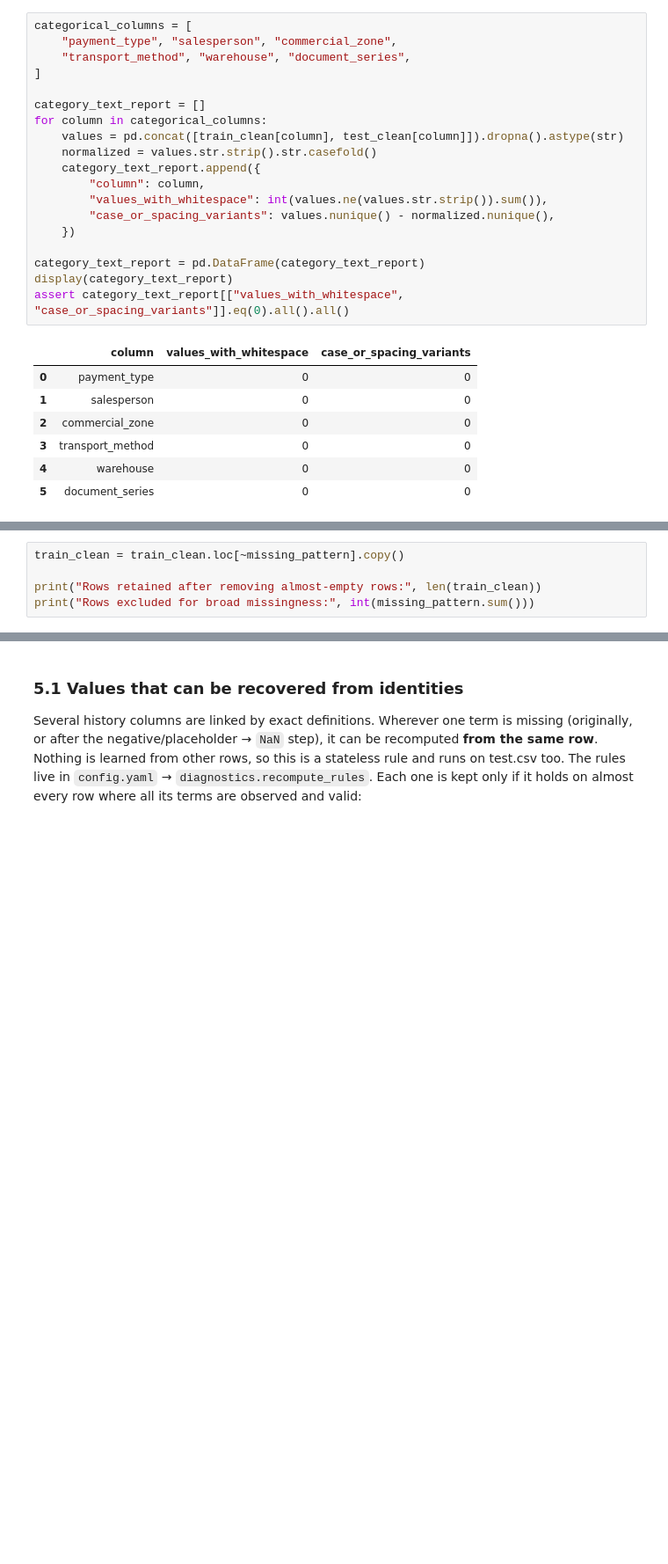
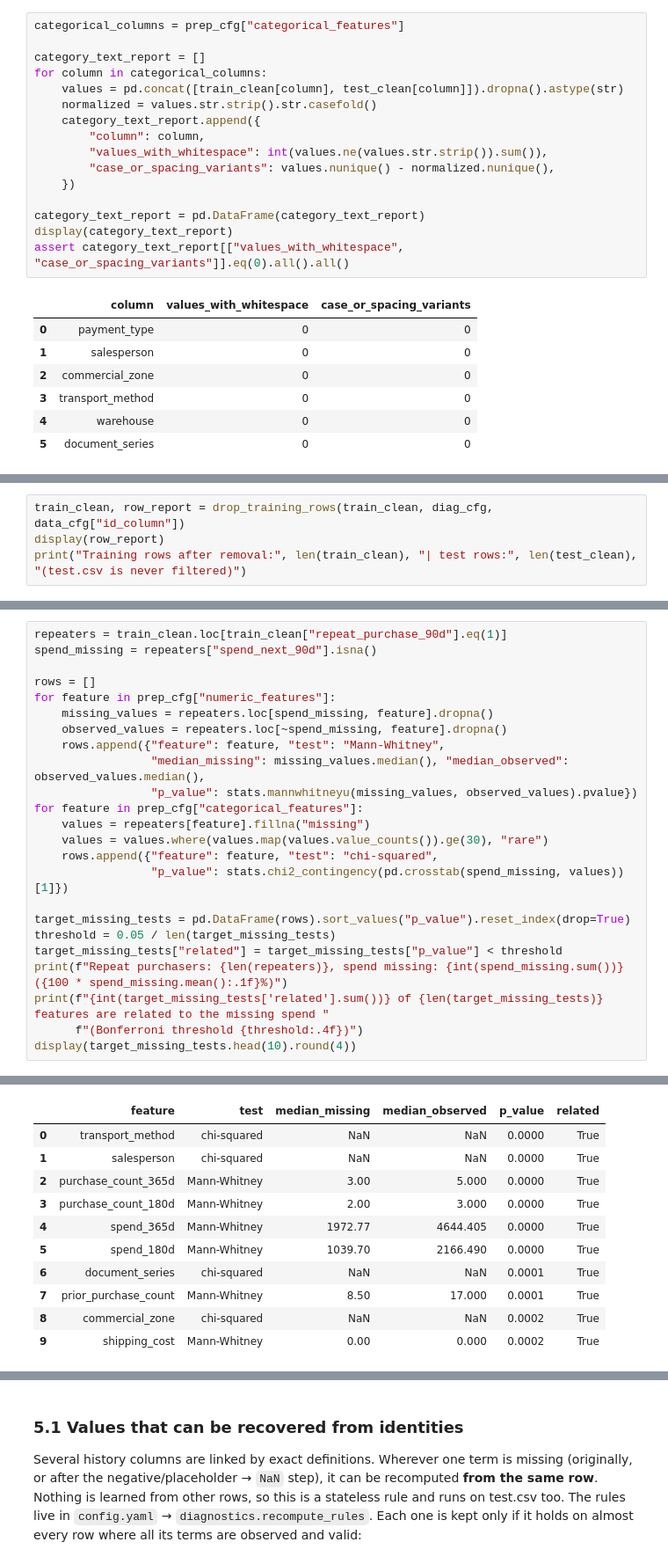
Before and after one commit to luisrafaelsoeiro/ETAI_Project, a Jupyter notebook: preprocessing.ipynb, the cells around one changed output, grey strips where cells are left out. Shown at 88% size. Saved outputs shown, nothing was run; the diff lists cells and outputs as text; blank space fills up the shorter version.

```diff
--- a/preprocessing.ipynb
+++ b/preprocessing.ipynb
@@ -205,10 +187,7 @@ Other invalid values were replaced by missing values.
 
 We compare categories before and after trimming whitespace and standardising case. No case or spacing variants are found, so the original category labels are kept.
 # %%
-categorical_columns = [
-    "payment_type", "salesperson", "commercial_zone",
-    "transport_method", "warehouse", "document_series",
-]
+categorical_columns = prep_cfg["categorical_features"]
 
 category_text_report = []
 for column in categorical_columns:
@@ -234,5 +217,4 @@ assert category_text_report[["values_with_whitespace", "case_or_spacing_variants
 # %%
-train_clean = train_clean.loc[~missing_pattern].copy()
-
-print("Rows retained after removing almost-empty rows:", len(train_clean))
-print("Rows excluded for broad missingness:", int(missing_pattern.sum()))
+train_clean, row_report = drop_training_rows(train_clean, diag_cfg, data_cfg["id_column"])
+display(row_report)
+print("Training rows after removal:", len(train_clean), "| test rows:", len(test_clean), "(test.csv is never filtered)")
@@ -478,0 +271,25 @@ for feature in categorical_features:
+# %%
+repeaters = train_clean.loc[train_clean["repeat_purchase_90d"].eq(1)]
+spend_missing = repeaters["spend_next_90d"].isna()
+
+rows = []
+for feature in prep_cfg["numeric_features"]:
+    missing_values = repeaters.loc[spend_missing, feature].dropna()
+    observed_values = repeaters.loc[~spend_missing, feature].dropna()
+    rows.append({"feature": feature, "test": "Mann-Whitney",
+                 "median_missing": missing_values.median(), "median_observed": observed_values.median(),
+                 "p_value": stats.mannwhitneyu(missing_values, observed_values).pvalue})
+for feature in prep_cfg["categorical_features"]:
+    values = repeaters[feature].fillna("missing")
+    values = values.where(values.map(values.value_counts()).ge(30), "rare")
+    rows.append({"feature": feature, "test": "chi-squared",
+                 "p_value": stats.chi2_contingency(pd.crosstab(spend_missing, values))[1]})
+
+target_missing_tests = pd.DataFrame(rows).sort_values("p_value").reset_index(drop=True)
+threshold = 0.05 / len(target_missing_tests)
+target_missing_tests["related"] = target_missing_tests["p_value"] < threshold
+print(f"Repeat purchasers: {len(repeaters)}, spend missing: {int(spend_missing.sum())} ({100 * spend_missing.mean():.1f}%)")
+print(f"{int(target_missing_tests['related'].sum())} of {len(target_missing_tests)} features are related to the missing spend "
+      f"(Bonferroni threshold {threshold:.4f})")
+display(target_missing_tests.head(10).round(4))
+# %% [output]
@@ -478,0 +298,11 @@ for feature in categorical_features:
+|  | feature | test | median_missing | median_observed | p_value | related |
+| 0 | transport_method | chi-squared | NaN | NaN | 0.0000 | True |
+| 1 | salesperson | chi-squared | NaN | NaN | 0.0000 | True |
+| 2 | purchase_count_365d | Mann-Whitney | 3.00 | 5.000 | 0.0000 | True |
+| 3 | purchase_count_180d | Mann-Whitney | 2.00 | 3.000 | 0.0000 | True |
+| 4 | spend_365d | Mann-Whitney | 1972.77 | 4644.405 | 0.0000 | True |
+| 5 | spend_180d | Mann-Whitney | 1039.70 | 2166.490 | 0.0000 | True |
+| 6 | document_series | chi-squared | NaN | NaN | 0.0001 | True |
+| 7 | prior_purchase_count | Mann-Whitney | 8.50 | 17.000 | 0.0001 | True |
+| 8 | commercial_zone | chi-squared | NaN | NaN | 0.0002 | True |
+| 9 | shipping_cost | Mann-Whitney | 0.00 | 0.000 | 0.0002 | True |
```
Also changed, not shown: parts of 61 cells of this notebook, 4 other files.
